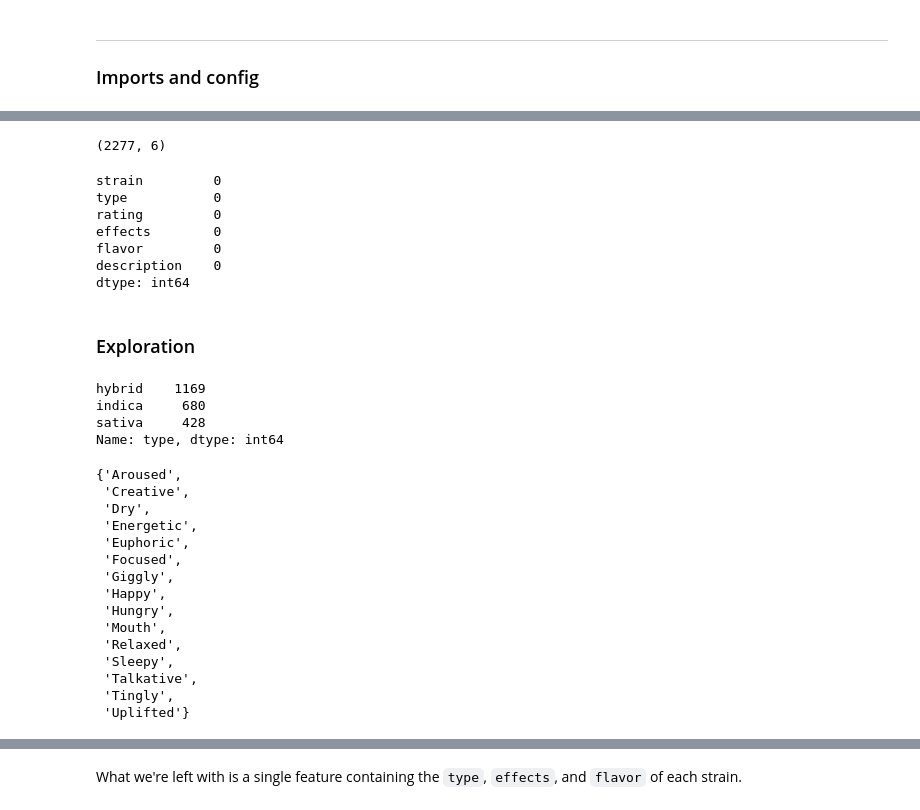
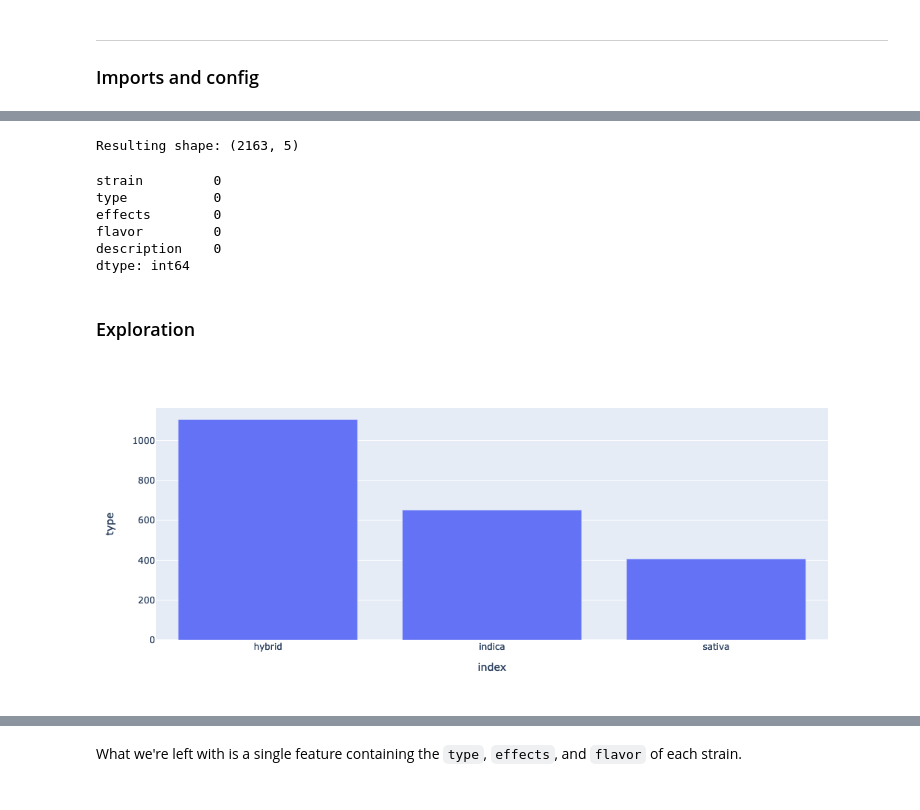
Before and after one commit to tobias-fyi/vela, a Jupyter notebook: ds/interview_prep/practice/medizen/medizen_2-1_data.ipynb, the cells around one changed output, grey strips where cells are left out. Cells and saved outputs as stored; diff of their text form; code cells hidden in the pictures.

```diff
--- a/ds/interview_prep/practice/medizen/medizen_2-1_data.ipynb
+++ b/ds/interview_prep/practice/medizen/medizen_2-1_data.ipynb
@@ -44,0 +74,7 @@ pd.set_option('max_columns', 200)  # Display up to 200 columns
+# %%
+# Plotly imports
+import plotly.express as px
+import plotly.figure_factory as ff
+import plotly.graph_objs as go
+import plotly.io as pio
+pio.templates.default = "plotly"  # Set to dark mode
@@ -75,0 +130,4 @@ dtype: int64
+# %%
+# === Convert "None" to null === #
+strains = strains.replace(to_replace="None", value=np.NaN)
+strains.isnull().sum()
@@ -76,13 +142,13 @@ dtype: int64
 # %%
 # === Drop null values === #
-strains = strains.dropna(subset=["flavor", "description"])
-print(strains.shape)
+strains = strains.drop(columns=["rating"])  # Drop rating feature
+strains = strains.dropna(subset=["effects", "flavor", "description"])
+print("Resulting shape:", strains.shape)
 strains.isnull().sum()
 # %% [output]
-(2277, 6)
+Resulting shape: (2163, 5)
 strain         0
 type           0
-rating         0
 effects        0
 flavor         0
 description    0
@@ -91,38 +161,8 @@ dtype: int64
 ### Exploration
 # %%
 # === Distribution of strain types === #
-strains["type"].value_counts()
+type_counts = strains["type"].value_counts().reset_index()
+fig = px.bar(type_counts, "index", "type")
+fig.show()
 # %% [output]
-hybrid    1169
-indica     680
-sativa     428
-Name: type, dtype: int64
+[figure, added]
-# %%
-# === Get list of unique effects === #
-
-# Create a blank set, loop thru df1, filling the set
-# The result is a set of unique effects
-effects_set = set()
-
-for row in strains.itertuples(index=False):
-    for w in row[3].split(","):
-        if w != "None":
-            effects_set.add(w)
-
-effects_set
-# %% [output]
-{'Aroused',
- 'Creative',
- 'Dry',
- 'Energetic',
- 'Euphoric',
- 'Focused',
- 'Giggly',
- 'Happy',
- 'Hungry',
- 'Mouth',
- 'Relaxed',
- 'Sleepy',
- 'Talkative',
- 'Tingly',
- 'Uplifted'}
```
Also changed, not shown: parts of 38 cells of this notebook, 26 other files.
